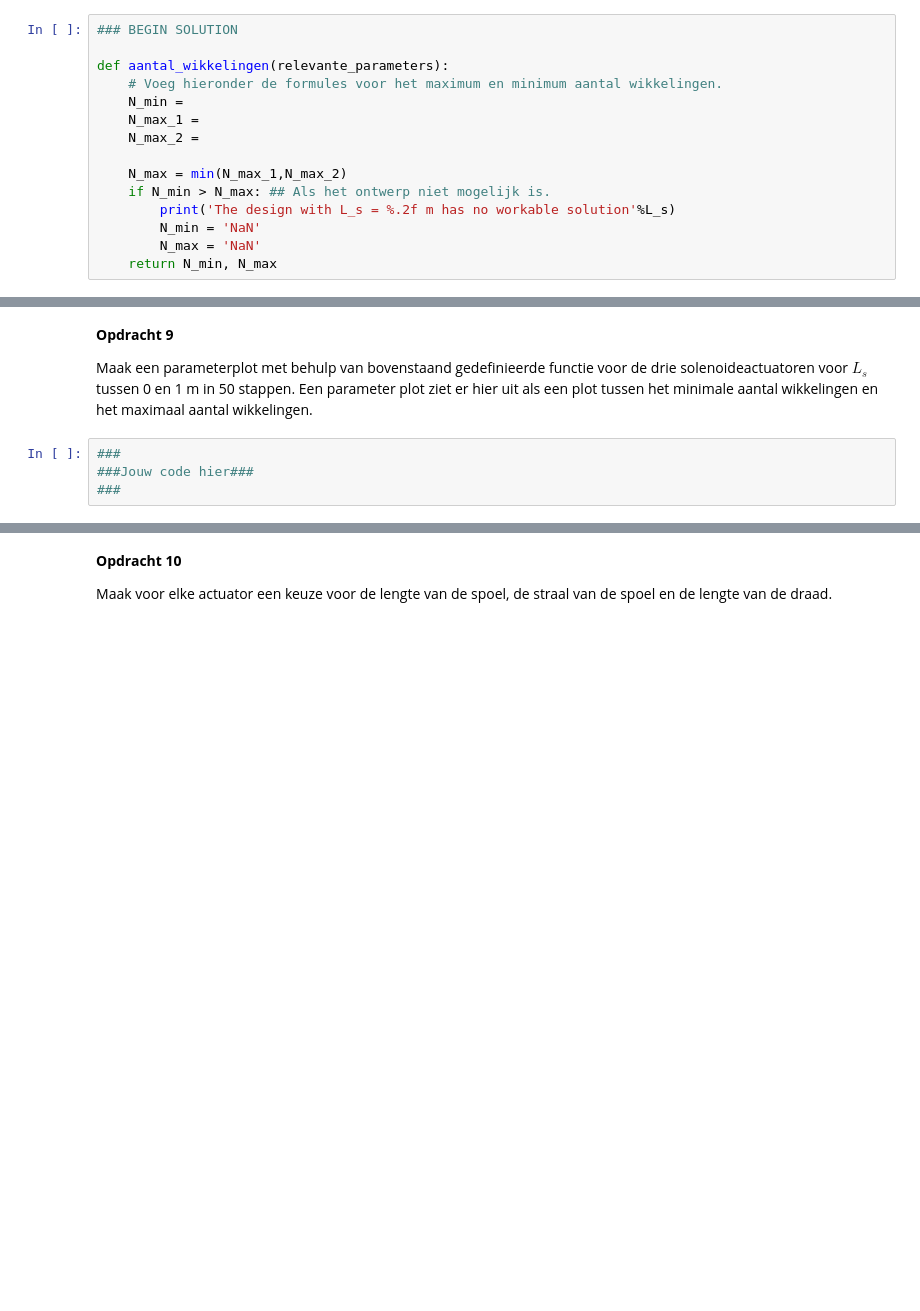
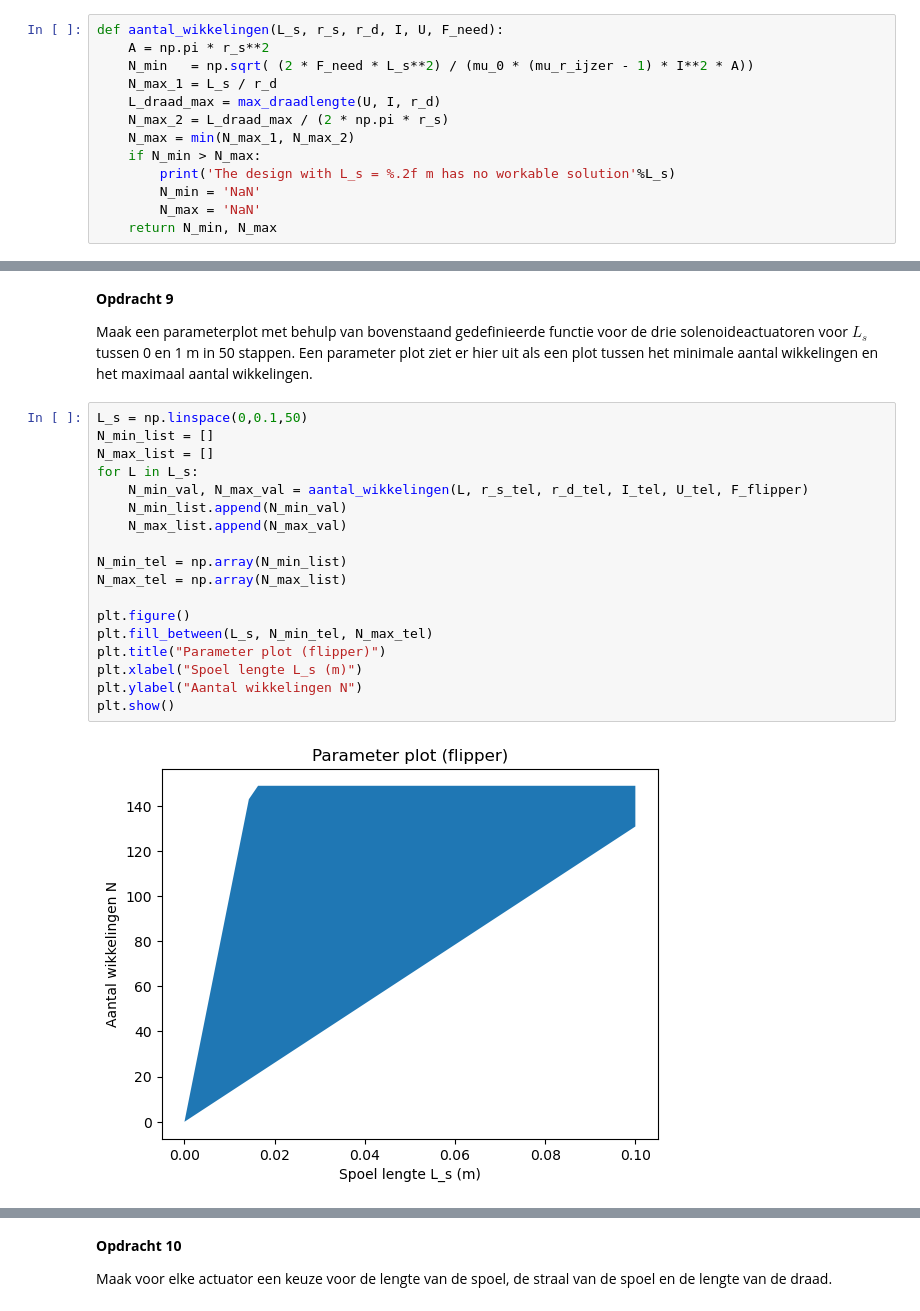
Before and after one commit to Abayu-hub/opdrachten-DEF-D, a Jupyter notebook: 2KrachtactuatorOpdracht/KrachtactuatorOpdracht.ipynb, the cells around one changed output, grey strips where cells are left out. Saved outputs shown, nothing was run; the diff lists cells and outputs as text; blank space fills up the shorter version.

```diff
--- a/2KrachtactuatorOpdracht/KrachtactuatorOpdracht.ipynb
+++ b/2KrachtactuatorOpdracht/KrachtactuatorOpdracht.ipynb
@@ -165,16 +195,14 @@ Het maximum aantal wikkelingen is de kleinste van voorwaarde 2) en 3). Geef een
 # %% [markdown]
 Plaats hier een png met jullie eventuele analytische afleiding.
 # %%
-### BEGIN SOLUTION
-
-def aantal_wikkelingen(relevante_parameters):
-    # Voeg hieronder de formules voor het maximum en minimum aantal wikkelingen.
-    N_min =
-    N_max_1 =
-    N_max_2 =
-
-    N_max = min(N_max_1,N_max_2)
-    if N_min > N_max: ## Als het ontwerp niet mogelijk is.
+def aantal_wikkelingen(L_s, r_s, r_d, I, U, F_need):
+    A = np.pi * r_s**2
+    N_min   = np.sqrt( (2 * F_need * L_s**2) / (mu_0 * (mu_r_ijzer - 1) * I**2 * A))
+    N_max_1 = L_s / r_d
+    L_draad_max = max_draadlengte(U, I, r_d)
+    N_max_2 = L_draad_max / (2 * np.pi * r_s)
+    N_max = min(N_max_1, N_max_2)
+    if N_min > N_max:
         print('The design with L_s = %.2f m has no workable solution'%L_s)
         N_min = 'NaN'
         N_max = 'NaN'
@@ -200,6 +226,22 @@ Text(0, 0.5, 'y')
 
 Maak een parameterplot met behulp van bovenstaand gedefinieerde functie voor de drie solenoideactuatoren voor $L_s$ tussen 0 en 1 m in 50 stappen. Een parameter plot ziet er hier uit als een plot tussen het minimale aantal wikkelingen en het maximaal aantal wikkelingen.
 # %%
-###
-###Jouw code hier###
-###
+L_s = np.linspace(0,0.1,50)
+N_min_list = []
+N_max_list = []
+for L in L_s:
+    N_min_val, N_max_val = aantal_wikkelingen(L, r_s_tel, r_d_tel, I_tel, U_tel, F_flipper)
+    N_min_list.append(N_min_val)
+    N_max_list.append(N_max_val)
+
+N_min_tel = np.array(N_min_list)
+N_max_tel = np.array(N_max_list)
+
+plt.figure()
+plt.fill_between(L_s, N_min_tel, N_max_tel)
+plt.title("Parameter plot (flipper)")
+plt.xlabel("Spoel lengte L_s (m)")
+plt.ylabel("Aantal wikkelingen N")
+plt.show()
+# %% [output]
+[figure, added]
```
Also changed, not shown: parts of 21 cells of this notebook.
